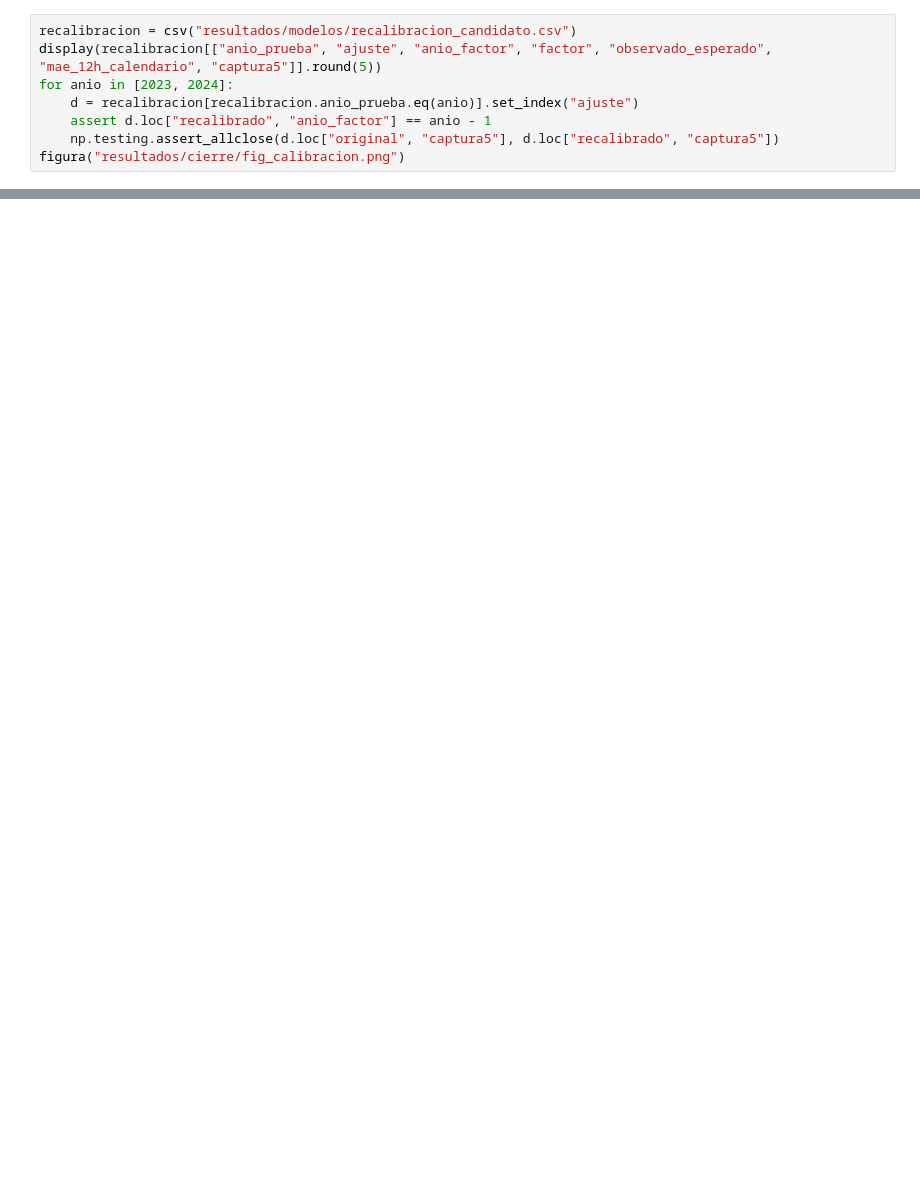
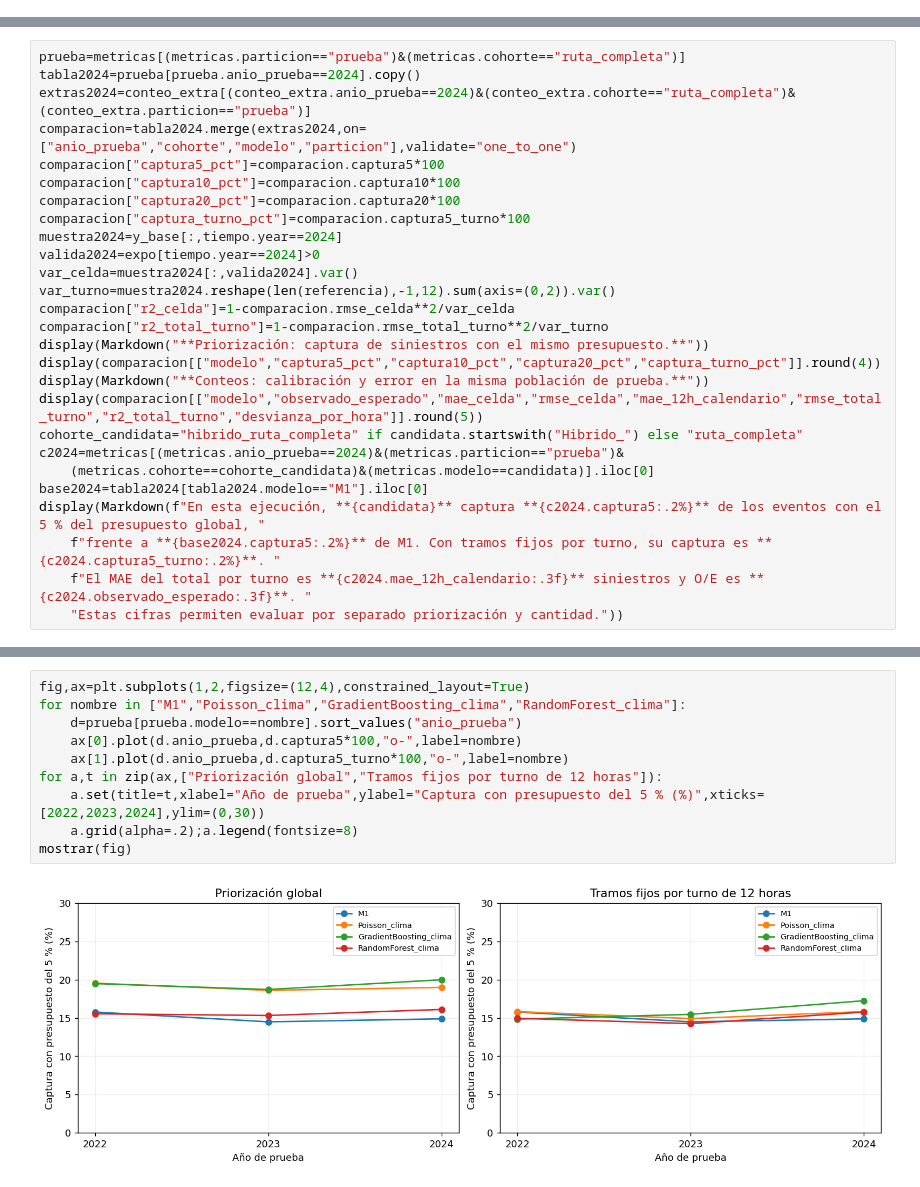
Before and after one commit to martinnmg1809/siniestros-transito-chile, a Jupyter notebook: notebooks/EntregaFinal_Proyecto_DS.ipynb, the cells around one changed output, grey strips where cells are left out. Drawn from its saved outputs; the diff is of its cells as text; blank space fills up the shorter version.

```diff
--- a/notebooks/EntregaFinal_Proyecto_DS.ipynb
+++ b/notebooks/EntregaFinal_Proyecto_DS.ipynb
@@ -583,8 +0,0 @@ L2=0,3; no usa resultados del año objetivo, pero tampoco es exactamente el mism
-# %%
-recalibracion = csv("resultados/modelos/recalibracion_candidato.csv")
-display(recalibracion[["anio_prueba", "ajuste", "anio_factor", "factor", "observado_esperado", "mae_12h_calendario", "captura5"]].round(5))
-for anio in [2023, 2024]:
-    d = recalibracion[recalibracion.anio_prueba.eq(anio)].set_index("ajuste")
-    assert d.loc["recalibrado", "anio_factor"] == anio - 1
-    np.testing.assert_allclose(d.loc["original", "captura5"], d.loc["recalibrado", "captura5"])
-figura("resultados/cierre/fig_calibracion.png")
@@ -1040,0 +502,27 @@ CIERRE_NOTEBOOK_CORRECTO: conclusiones y evidencia conciliadas.
+# %%
+prueba=metricas[(metricas.particion=="prueba")&(metricas.cohorte=="ruta_completa")]
+tabla2024=prueba[prueba.anio_prueba==2024].copy()
+extras2024=conteo_extra[(conteo_extra.anio_prueba==2024)&(conteo_extra.cohorte=="ruta_completa")&(conteo_extra.particion=="prueba")]
+comparacion=tabla2024.merge(extras2024,on=["anio_prueba","cohorte","modelo","particion"],validate="one_to_one")
+comparacion["captura5_pct"]=comparacion.captura5*100
+comparacion["captura10_pct"]=comparacion.captura10*100
+comparacion["captura20_pct"]=comparacion.captura20*100
+comparacion["captura_turno_pct"]=comparacion.captura5_turno*100
+muestra2024=y_base[:,tiempo.year==2024]
+valida2024=expo[tiempo.year==2024]>0
+var_celda=muestra2024[:,valida2024].var()
+var_turno=muestra2024.reshape(len(referencia),-1,12).sum(axis=(0,2)).var()
+comparacion["r2_celda"]=1-comparacion.rmse_celda**2/var_celda
+comparacion["r2_total_turno"]=1-comparacion.rmse_total_turno**2/var_turno
+display(Markdown("**Priorización: captura de siniestros con el mismo presupuesto.**"))
+display(comparacion[["modelo","captura5_pct","captura10_pct","captura20_pct","captura_turno_pct"]].round(4))
+display(Markdown("**Conteos: calibración y error en la misma población de prueba.**"))
+display(comparacion[["modelo","observado_esperado","mae_celda","rmse_celda","mae_12h_calendario","rmse_total_turno","r2_total_turno","desvianza_por_hora"]].round(5))
+cohorte_candidata="hibrido_ruta_completa" if candidata.startswith("Hibrido_") else "ruta_completa"
+c2024=metricas[(metricas.anio_prueba==2024)&(metricas.particion=="prueba")&
+    (metricas.cohorte==cohorte_candidata)&(metricas.modelo==candidata)].iloc[0]
+base2024=tabla2024[tabla2024.modelo=="M1"].iloc[0]
+display(Markdown(f"En esta ejecución, **{candidata}** captura **{c2024.captura5:.2%}** de los eventos con el 5 % del presupuesto global, "
+    f"frente a **{base2024.captura5:.2%}** de M1. Con tramos fijos por turno, su captura es **{c2024.captura5_turno:.2%}**. "
+    f"El MAE del total por turno es **{c2024.mae_12h_calendario:.3f}** siniestros y O/E es **{c2024.observado_esperado:.3f}**. "
+    "Estas cifras permiten evaluar por separado priorización y cantidad."))
@@ -1040,0 +545,12 @@ CIERRE_NOTEBOOK_CORRECTO: conclusiones y evidencia conciliadas.
+# %%
+fig,ax=plt.subplots(1,2,figsize=(12,4),constrained_layout=True)
+for nombre in ["M1","Poisson_clima","GradientBoosting_clima","RandomForest_clima"]:
+    d=prueba[prueba.modelo==nombre].sort_values("anio_prueba")
+    ax[0].plot(d.anio_prueba,d.captura5*100,"o-",label=nombre)
+    ax[1].plot(d.anio_prueba,d.captura5_turno*100,"o-",label=nombre)
+for a,t in zip(ax,["Priorización global","Tramos fijos por turno de 12 horas"]):
+    a.set(title=t,xlabel="Año de prueba",ylabel="Captura con presupuesto del 5 % (%)",xticks=[2022,2023,2024],ylim=(0,30))
+    a.grid(alpha=.2);a.legend(fontsize=8)
+mostrar(fig)
+# %% [output]
+[figure, added]
```
Also changed, not shown: parts of 111 cells of this notebook, 40 other files.
